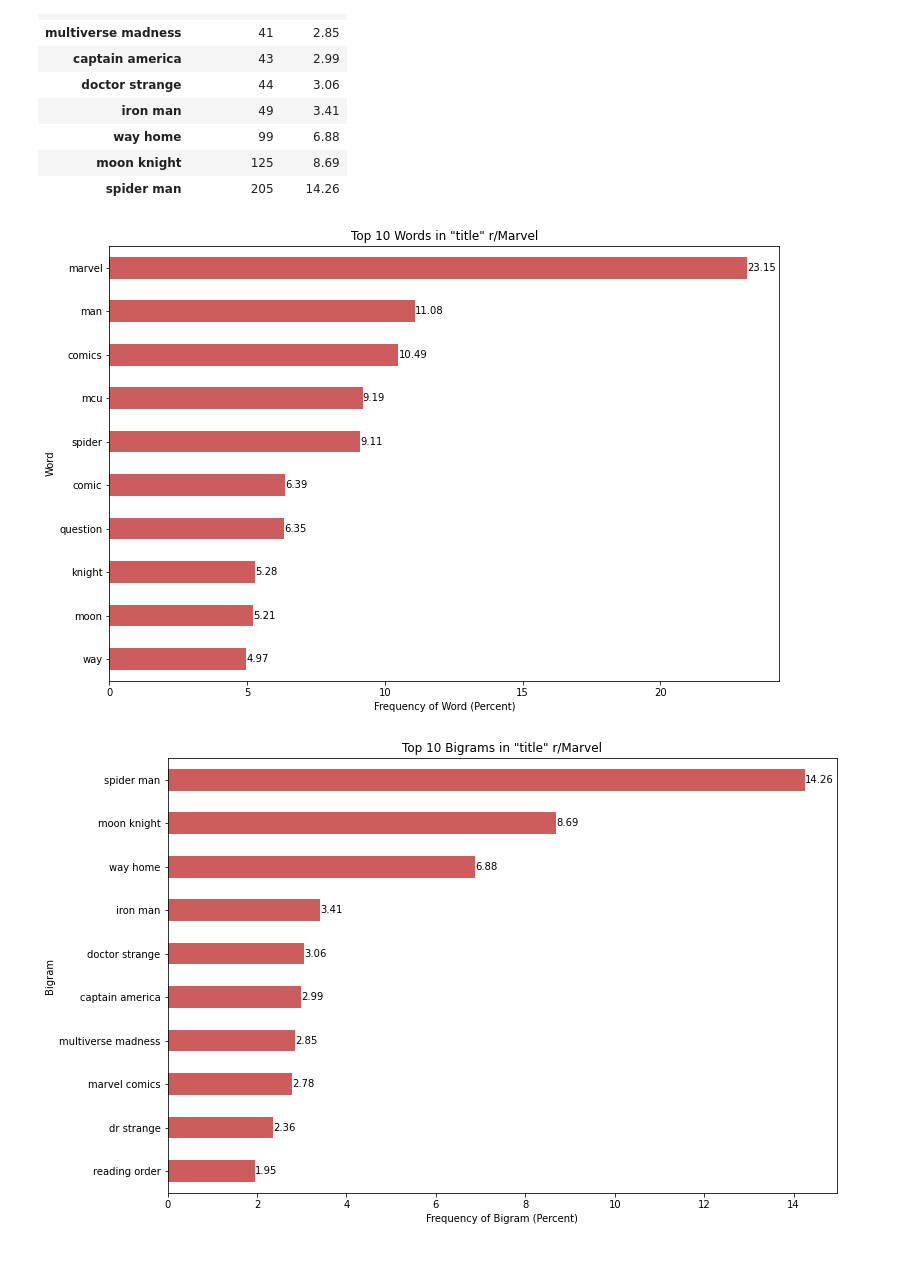
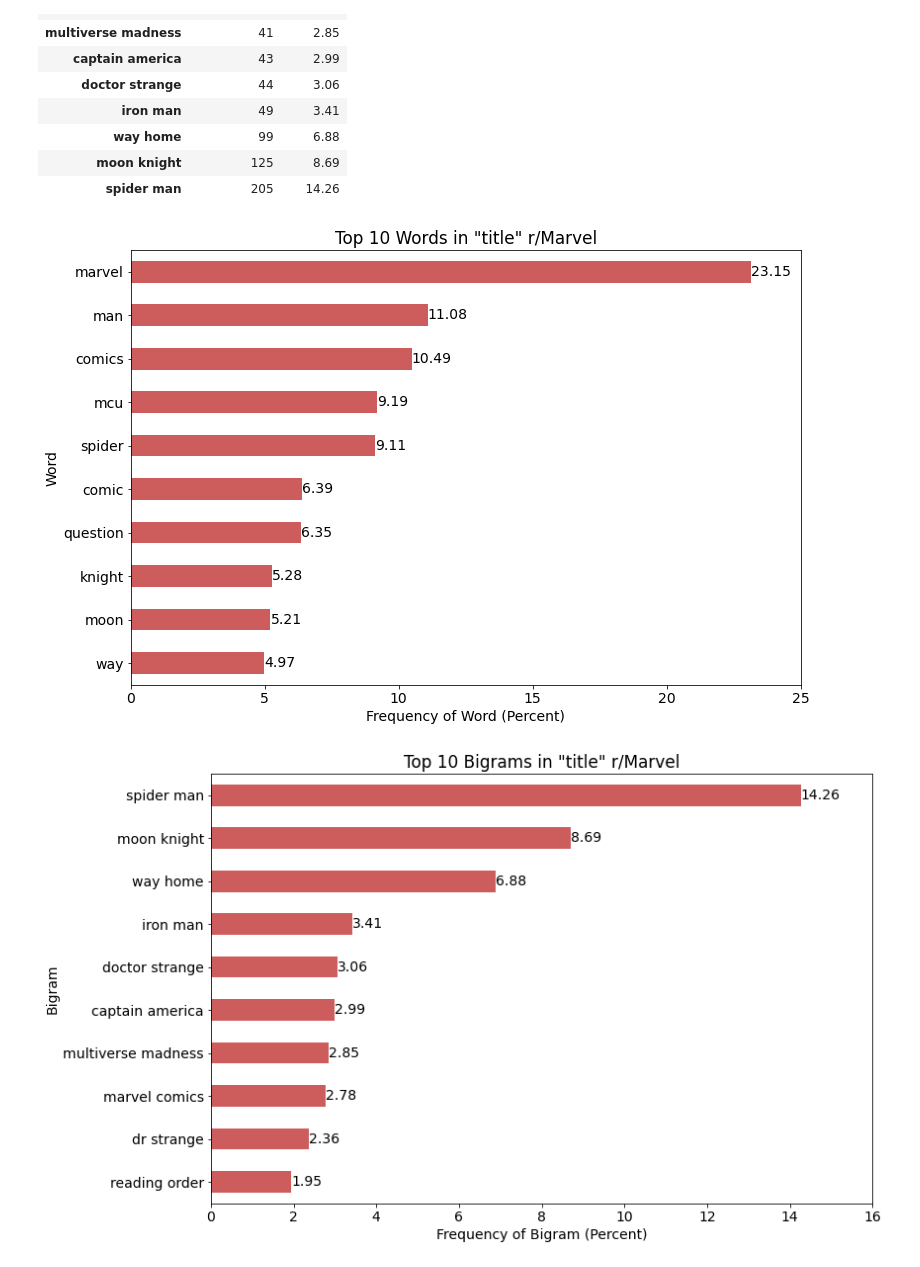
Before and after one commit to jpetersen626/reddit_classification_nlp, a Jupyter notebook: code/02_EDA.ipynb, the cells around one changed output. Drawn from its saved outputs; the diff is of its cells as text; code cells hidden in the pictures.

```diff
--- a/code/02_EDA.ipynb
+++ b/code/02_EDA.ipynb
@@ -590,9 +606,11 @@ ax = marvel_common_bigrams_df['percent'].plot.barh(
     title='Top 10 Bigrams in "selftext" r/Marvel',
     ylabel='Frequency of Bigram (Percent)',
     xlabel='Bigram',
-    color='indianred'
+    color='indianred',
+    xlim=(0, 7)
 )
 ax.set_xlabel('Frequency of Bigram (Percent)'),
 ax.bar_label(ax.containers[0]),
+plt.rc({'font.size': 14}),
 plt.savefig('../images/marvel_selftext_bigrams');
 # %% [output]
@@ -815,9 +833,11 @@ ax = hp_common_title_words_df['percent'].plot.barh(
     title='Top 10 Words in "title" r/harrypotter',
     ylabel='Frequency of Word (Percent)',
     xlabel='Word',
-    color='goldenrod'
+    color='goldenrod',
+    xlim=(0, 35)
 )
 ax.set_xlabel('Frequency of Word (Percent)'),
 ax.bar_label(ax.containers[0]),
+plt.rc({'font.size': 14}),
 plt.savefig('../images/hp_title_words');
 # %% [output]
@@ -828,9 +848,11 @@ ax = hp_common_title_bigrams_df['percent'].plot.barh(
     title='Top 10 Bigrams in "title" r/harrypotter',
     ylabel='Frequency of Bigram (Percent)',
     xlabel='Bigram',
-    color='goldenrod'
+    color='goldenrod',
+    xlim=(0, 28)
 )
 ax.set_xlabel('Frequency of Bigram (Percent)'),
 ax.bar_label(ax.containers[0]),
+plt.rc({'font.size': 14}),
 plt.savefig('../images/hp_title_bigrams');
 # %% [output]
@@ -935,23 +957,27 @@ ax = marvel_common_title_words_df['percent'].plot.barh(
     title='Top 10 Words in "title" r/Marvel',
     ylabel='Frequency of Word (Percent)',
     xlabel='Word',
-    color='indianred'
+    color='indianred',
+    xlim=(0, 25)
 )
 ax.set_xlabel('Frequency of Word (Percent)'),
 ax.bar_label(ax.containers[0]),
+plt.rc({'font.size': 14}),
 plt.savefig('../images/marvel_title_words');
 # %% [output]
-[figure, old version]
+[figure, new version]
 # %%
 ax = marvel_common_title_bigrams_df['percent'].plot.barh(
     figsize=(12,8),
     title='Top 10 Bigrams in "title" r/Marvel',
     ylabel='Frequency of Bigram (Percent)',
     xlabel='Bigram',
-    color='indianred'
+    color='indianred',
+    xlim=(0, 16)
 )
 ax.set_xlabel('Frequency of Bigram (Percent)'),
 ax.bar_label(ax.containers[0]),
+plt.rc({'font.size': 14}),
 plt.savefig('../images/marvel_title_bigrams');
 # %% [output]
-[figure, old version]
+[figure, new version]
```
Also changed, not shown: parts of 9 cells of this notebook, 13 other files.
